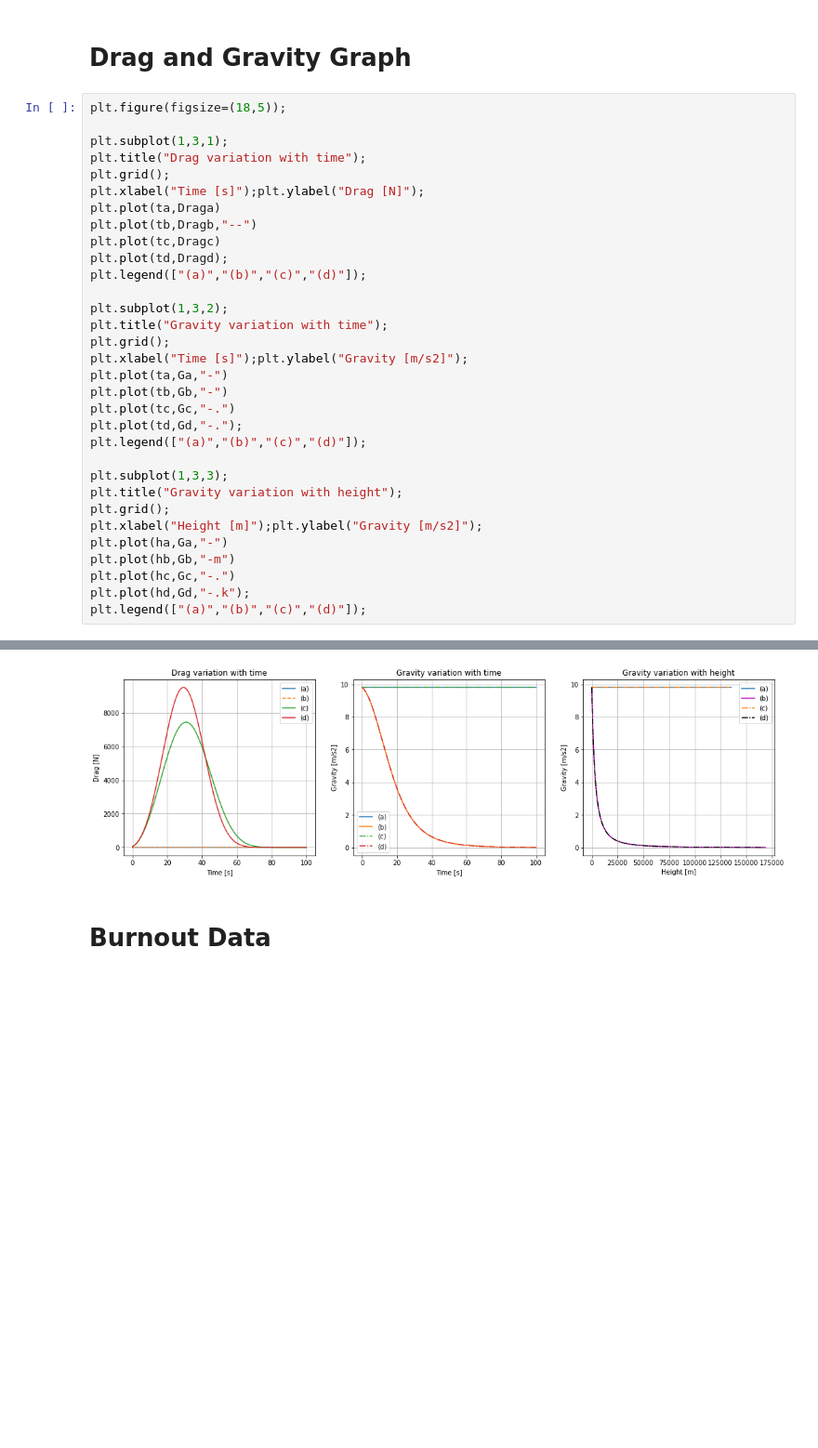
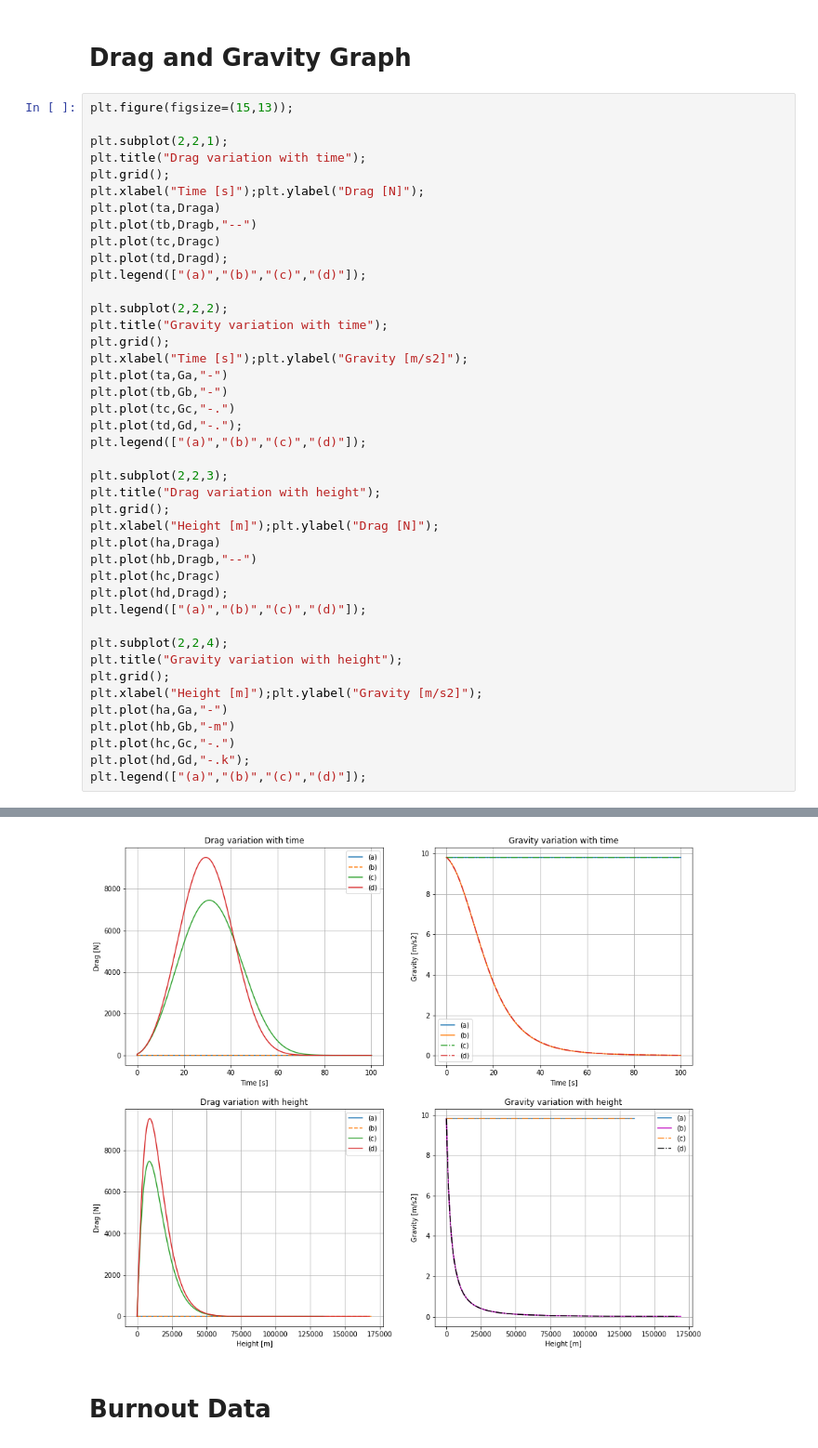
Before and after one commit to lakhiwal007/AE441A, a Jupyter notebook: assignment 1/180102_A1.ipynb, the cells around one changed output, grey strips where cells are left out. Shown at 93% size. Saved outputs shown, nothing was run; the diff lists cells and outputs as text; blank space fills up the shorter version.

```diff
--- a/assignment 1/180102_A1.ipynb
+++ b/assignment 1/180102_A1.ipynb
@@ -262,40 +261,50 @@ plt.legend(["(a)","(b)","(c)","(d)"]);
 # %% [markdown]
 # Drag and Gravity Graph
 # %%
-plt.figure(figsize=(18,5));
+plt.figure(figsize=(15,13));
 
-plt.subplot(1,3,1);
+plt.subplot(2,2,1);
 plt.title("Drag variation with time");
 plt.grid();
 plt.xlabel("Time [s]");plt.ylabel("Drag [N]");
 plt.plot(ta,Draga)
 plt.plot(tb,Dragb,"--")
 plt.plot(tc,Dragc)
 plt.plot(td,Dragd);
 plt.legend(["(a)","(b)","(c)","(d)"]);
 
-plt.subplot(1,3,2);
+plt.subplot(2,2,2);
 plt.title("Gravity variation with time");
 plt.grid();
 plt.xlabel("Time [s]");plt.ylabel("Gravity [m/s2]");
 plt.plot(ta,Ga,"-")
 plt.plot(tb,Gb,"-")
 plt.plot(tc,Gc,"-.")
 plt.plot(td,Gd,"-.");
 plt.legend(["(a)","(b)","(c)","(d)"]);
 
-plt.subplot(1,3,3);
+plt.subplot(2,2,3);
+plt.title("Drag variation with height");
+plt.grid();
+plt.xlabel("Height [m]");plt.ylabel("Drag [N]");
+plt.plot(ha,Draga)
+plt.plot(hb,Dragb,"--")
+plt.plot(hc,Dragc)
+plt.plot(hd,Dragd);
+plt.legend(["(a)","(b)","(c)","(d)"]);
+
+plt.subplot(2,2,4);
 plt.title("Gravity variation with height");
 plt.grid();
 plt.xlabel("Height [m]");plt.ylabel("Gravity [m/s2]");
 plt.plot(ha,Ga,"-")
 plt.plot(hb,Gb,"-m")
 plt.plot(hc,Gc,"-.")
 plt.plot(hd,Gd,"-.k");
 plt.legend(["(a)","(b)","(c)","(d)"]);
 # %% [output]
 <matplotlib.legend.Legend at 0x...>
-[figure, old version]
+[figure, new version]
 # %% [markdown]
 # Burnout Data
 # %%
```
Also changed, not shown: parts of 2 cells of this notebook, 6 other files.
